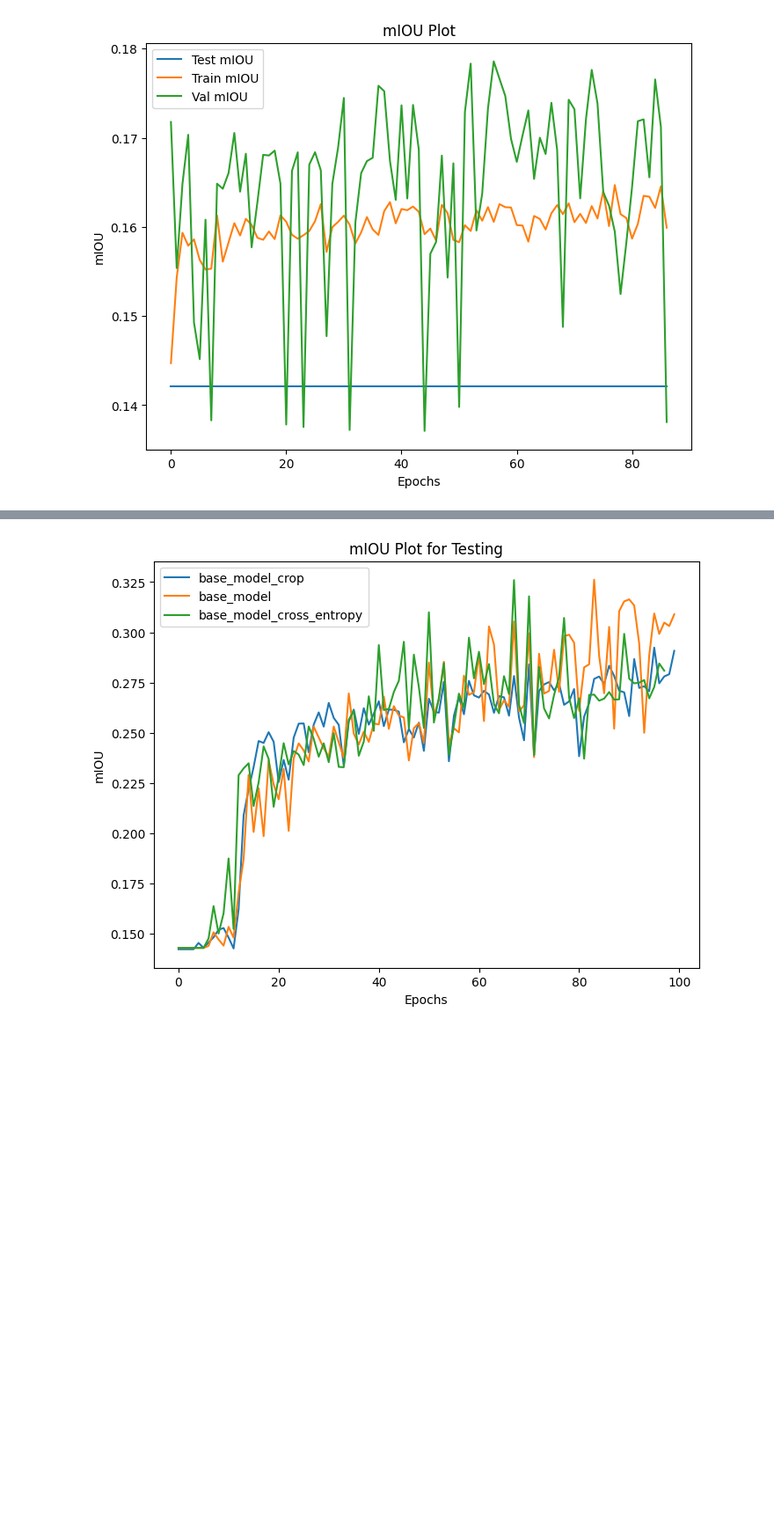
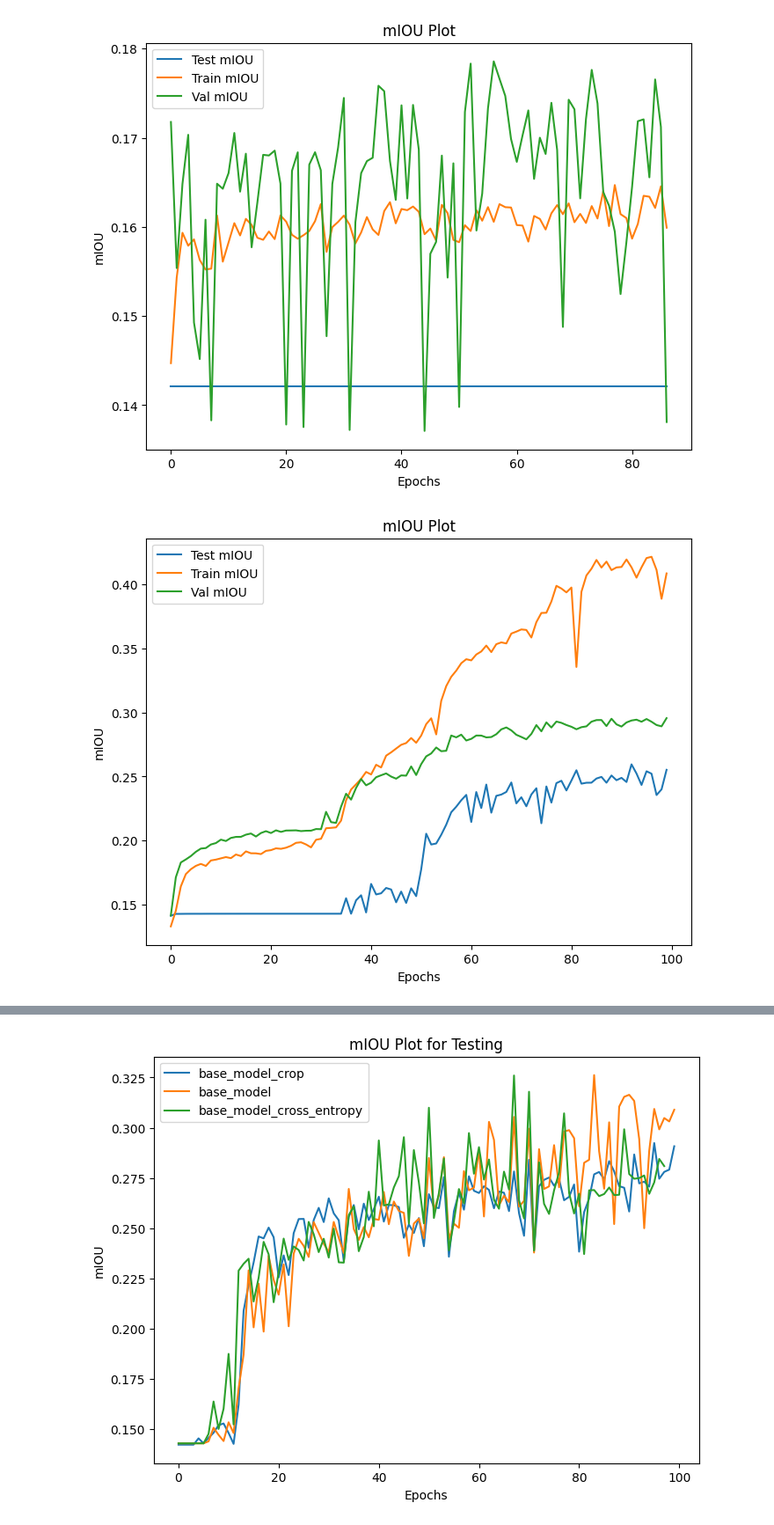
Before and after one commit to yakhyo/defect-det, a Jupyter notebook: compare_logs.ipynb, the cells around one changed output, grey strips where cells are left out. Shown: that part at 88% size. Cells and saved outputs as stored; diff of their text form; code cells hidden in the pictures; blank space fills up the shorter version.

```diff
--- a/compare_logs.ipynb
+++ b/compare_logs.ipynb
@@ -17,6 +17,12 @@ with open("logs/base_log_aug.json", "r") as f:
 
 with open("logs/base_log_aug_cropped.json", "r") as f:
     base_log_aug_cropped = json.load(f)
+
+with open("logs/base_log_adam_ce.json", "r") as f:
+    base_log_adam_ce = json.load(f)
+
+with open("logs/base_log_adam_ce_cropped.json", "r") as f:
+    base_log_adam_ce_cropped = json.load(f)
 # %%
 def plot_graphs(json_file):
     plt.figure(figsize=(8, 6))
@@ -35,12 +41,15 @@ def plot_graphs(json_file):
 # %%
 plot_graphs(base_log_cropped)
 plot_graphs(base_log)
 plot_graphs(base_log_cross_entropy)
 plot_graphs(base_log_aug)
 plot_graphs(base_log_aug_cropped)
+plot_graphs(base_log_adam_ce)
+plot_graphs(base_log_adam_ce_cropped)
 # %% [output]
 [figure]
 [figure]
 [figure]
 [figure]
 [figure]
+[figure, added]
```
Also changed, not shown: parts of 4 cells of this notebook, 4 other files.
